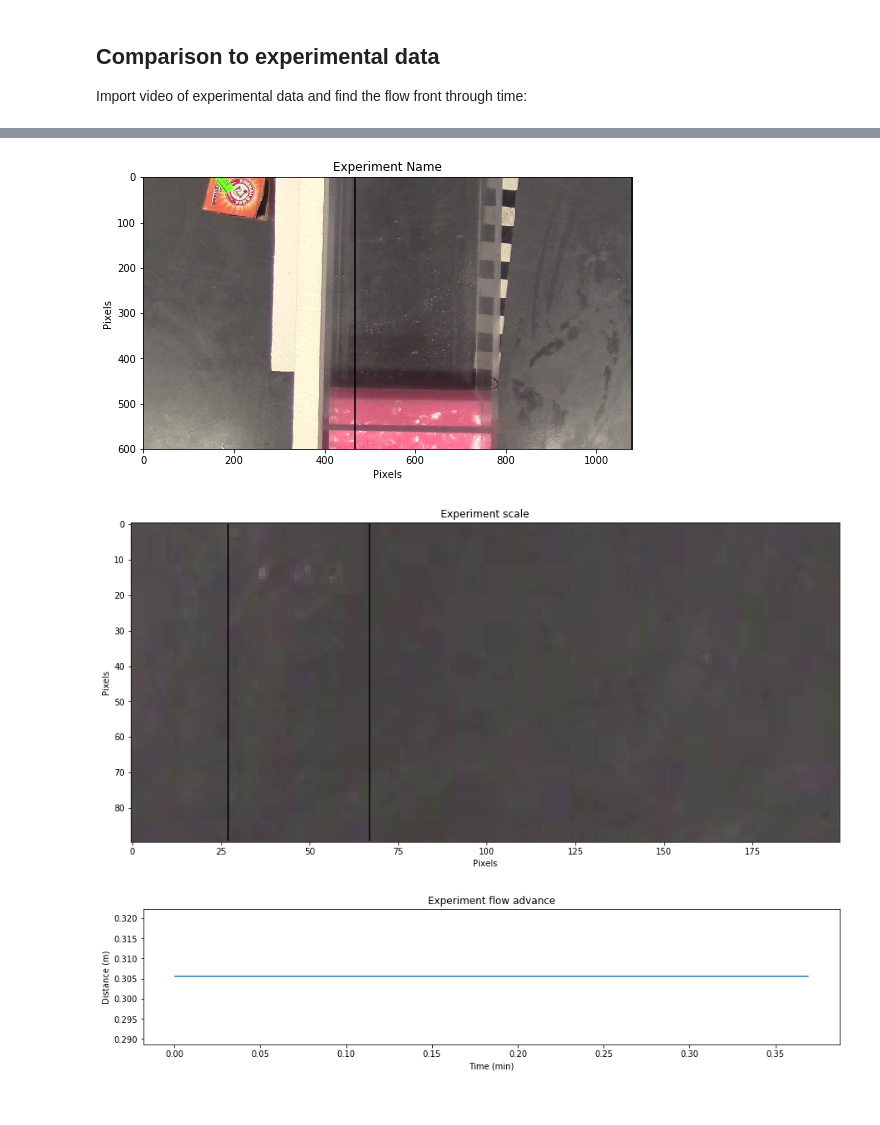
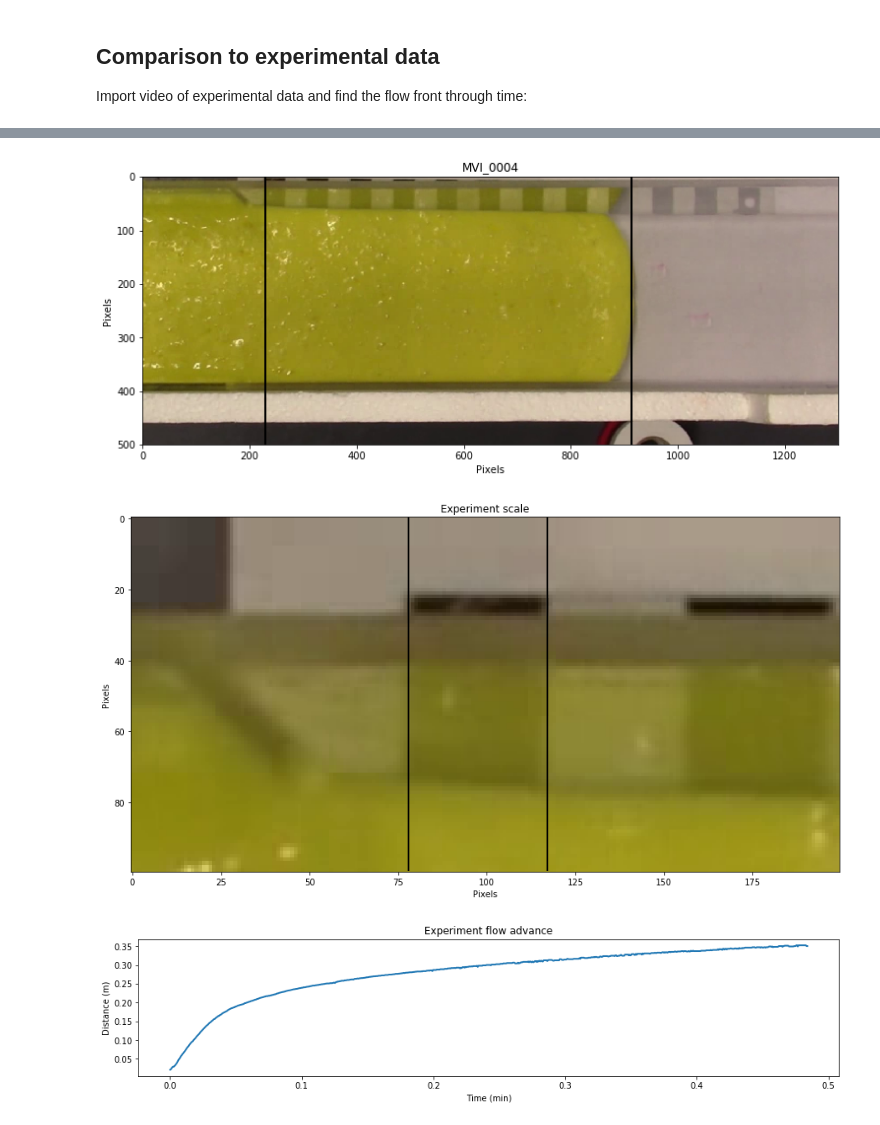
Before and after one commit to JanineBirnbaum18/3-phase-flow, a Jupyter notebook: Data Fitting.ipynb, the cells around one changed output, grey strips where cells are left out. Cells and saved outputs as stored; diff of their text form; code cells hidden in the pictures.

```diff
--- a/Data Fitting.ipynb
+++ b/Data Fitting.ipynb
@@ -176,7 +174,7 @@ if not creds or not creds.valid:
 service = build('drive', 'v3', credentials=creds)
 
 # Call the Drive v3 API
-results = service.files().list(q = "name contains 'MVI_0700_edit'", # change just this line to the video filename
+results = service.files().list(q = "name contains 'MVI_0004_edit'", # change just this line to the video filename
     pageSize=5, fields="nextPageToken, files(id, name)").execute()
 items = results.get('files', [])
 
@@ -218,24 +219,24 @@ def Visc(T):
 # Change these parameters
 
 startFrame = 0
-endFrame = 750
+endFrame = 1000
 
 # RGB channel and threshold for front picking
-thresh = 150
+thresh = 63
 channel = 2 #0 = Red, 1 = Green, 2 = Blue
 
 # manually set starting location, line for analysis
 # black in next figure
-x0 = 468 # pixels
-yline = 1200
+x0 = 230 # pixels
+yline = 500
 
 # crop image
-top = 900
-bottom = 1500
-left = 0
-right = 1000
+top = 300
+bottom = 800
+left = 450
+right = 1750
 
-title_str = 'Experiment Name'
+title_str = 'MVI_0004'
 L = 0.2 # reservoir length in m
 H = 0.05 # fluid height in reservoir in m
 rho = 1400 # fluid density in kg/m^3
@@ -304,42 +305,42 @@ ax.set_xlabel('Pixels')
 ax.set_ylabel('Pixels')
 ax.set_title(title_str);
 # %% [output]
-[figure, old version]
+[figure, new version]
 # %%
 # Calculate image scale
 # Crop image
-top2 = 860
-bottom2 = 950
-left2 = 500
-right2 = 700
+top2 = 280
+bottom2 = 380
+left2 = 600
+right2 = 800
 
 # Plot
 fig,ax = plt.subplots(figsize=(15,20))
 ax.imshow(pic[top2:bottom2,left2:right2,:])
 
 # Set to align with one 2cm segment on scale
-lft = 27
-rgt = 67
+lft = 78
+rgt = 117
 
 # Plot
 ax.plot([lft, lft], [0, bottom2-top2-1], 'k')
 ax.plot([rgt, rgt], [0, bottom2-top2-1], 'k')
 
 # Determine scaling factors
 W = 0.02 # m
 k = W/(rgt-lft) # m/pixel
 ax.set_xlabel('Pixels')
 ax.set_ylabel('Pixels')
 ax.set_title('Experiment scale');
 # %% [output]
-[figure, old version]
+[figure, new version]
 # %%
 # scale time and front position
 pos_scaled = (pos-x0)*k
 pos_scaled[pos_scaled<0] = 0
 t_scaled = np.arange((pos_scaled).size)/fps
 
-t0 = 2.85 # Time of dam release [sec]
+t0 = 4.3 # Time of dam release [sec]
 
 pos_scaled = pos_scaled[t_scaled>t0]
 t_scaled = t_scaled[t_scaled>t0]-t0
@@ -351,7 +352,7 @@ ax.set_xlabel('Time (min)')
 ax.set_ylabel('Distance (m)')
 ax.set_title('Experiment flow advance');
 # %% [output]
-[figure, old version]
+[figure, new version]
 # %%
 # Save data to file
 
```
Also changed, not shown: parts of 10 cells of this notebook.
